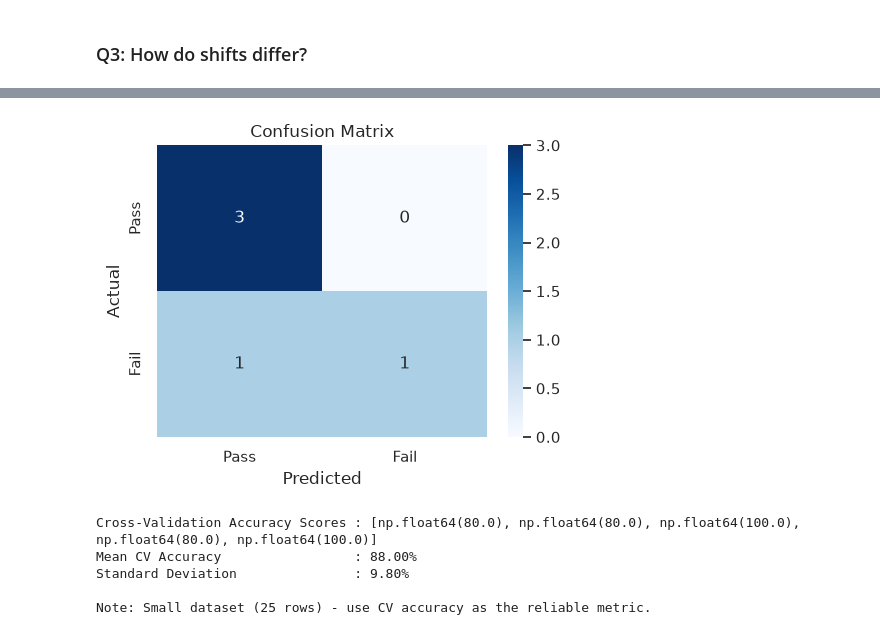
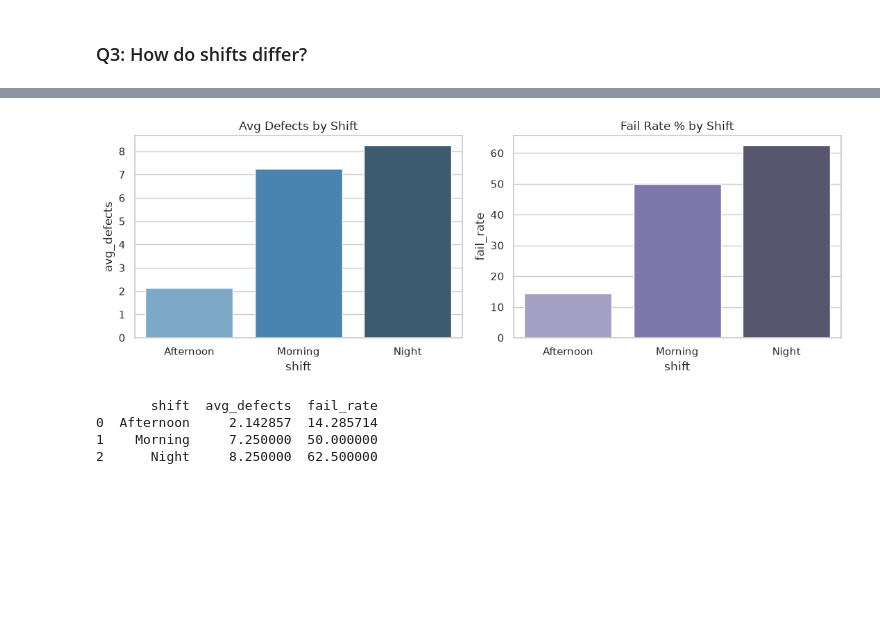
Before and after one commit to SuryaTK2007/DS-SAT, a Jupyter notebook: manufacturing_eda.ipynb, the cells around one changed output, grey strips where cells are left out. Drawn from its saved outputs; the diff is of its cells as text; code cells hidden in the pictures; blank space fills up the shorter version.

```diff
--- a/manufacturing_eda.ipynb
+++ b/manufacturing_eda.ipynb
@@ -610,22 +246,0 @@ We create new columns that may better explain defects.
-# %%
-# 1. Defect rate = defects per unit produced
-df['defect_rate'] = df['defect_count'] / df['quantity']
-
-# 2. Binary target: 1 = Fail, 0 = Pass
-df['is_fail'] = (df['quality_status'] == 'Fail').astype(int)
-
-# 3. High defect flag: 1 if defect count is above the median
-df['high_defect'] = (df['defect_count'] > df['defect_count'].median()).astype(int)
-
-# 4. How far is temperature from the average?
-df['temp_deviation'] = (df['temperature'] - df['temperature'].mean()).abs()
-
-# 5. Pressure to speed ratio
-df['pressure_speed_ratio'] = df['pressure'] / df['speed']
-
-# 6. High machine wear flag: 1 if avg operating hours above median
-df['high_machine_wear'] = (df['avg_operating_hours'] > df['avg_operating_hours'].median()).astype(int)
-
-print('New features created:')
-display(df[['batch','defect_rate','is_fail','high_defect',
-            'temp_deviation','pressure_speed_ratio','high_machine_wear']].head(8))
@@ -816,32 +247,20 @@ weighted avg       0.85      0.80      0.78         5
-# %%
-# Confusion Matrix
-cm = confusion_matrix(y_test, y_pred)
-
-plt.figure(figsize=(5, 4))
-sns.heatmap(cm, annot=True, fmt='d', cmap='Blues',
-            xticklabels=['Pass', 'Fail'],
-            yticklabels=['Pass', 'Fail'])
-plt.title('Confusion Matrix')
-plt.xlabel('Predicted')
-plt.ylabel('Actual')
-plt.tight_layout()
-plt.savefig('img/confusion_matrix.png', dpi=150)
-plt.show()
-# %% [output]
-[figure, removed]
-# %%
-# Cross-validation: more reliable than single train/test split on small data
-# Uses 5-fold CV -> splits data 5 ways and averages the accuracy
-cv_scores = cross_val_score(RandomForestClassifier(n_estimators=100, random_state=42),
-                             X, y, cv=5, scoring='accuracy')
-
-print(f'Cross-Validation Accuracy Scores : {[round(s*100,1) for s in cv_scores]}')
-print(f'Mean CV Accuracy                 : {cv_scores.mean()*100:.2f}%')
-print(f'Standard Deviation               : {cv_scores.std()*100:.2f}%')
-print('\nNote: Small dataset (25 rows) - use CV accuracy as the reliable metric.')
-# %% [output]
-Cross-Validation Accuracy Scores : [np.float64(80.0), np.float64(80.0), np.float64(100.0), np.float64(80.0), np.float64(100.0)]
-Mean CV Accuracy                 : 88.00%
-Standard Deviation               : 9.80%
-
-Note: Small dataset (25 rows) - use CV accuracy as the reliable metric.
+# %%
+shift_stats = df.groupby('shift').agg(
+    avg_defects=('defect_count','mean'),
+    fail_rate=('quality_status', lambda x:(x=='Fail').mean()*100)
+).reset_index()
+fig, axes = plt.subplots(1,2,figsize=(11,4))
+sns.barplot(data=shift_stats, x='shift', y='avg_defects', palette='Blues_d', ax=axes[0])
+axes[0].set_title('Avg Defects by Shift')
+sns.barplot(data=shift_stats, x='shift', y='fail_rate', palette='Purples_d', ax=axes[1])
+axes[1].set_title('Fail Rate % by Shift')
+plt.tight_layout()
+plt.savefig('img/shift_defects.png', dpi=150)
+plt.show()
+print(shift_stats)
+# %% [output]
+[figure, added]
+       shift  avg_defects  fail_rate
+0  Afternoon     2.142857  14.285714
+1    Morning     7.250000  50.000000
+2      Night     8.250000  62.500000
```
Also changed, not shown: parts of 100 cells of this notebook, 4 other files.
